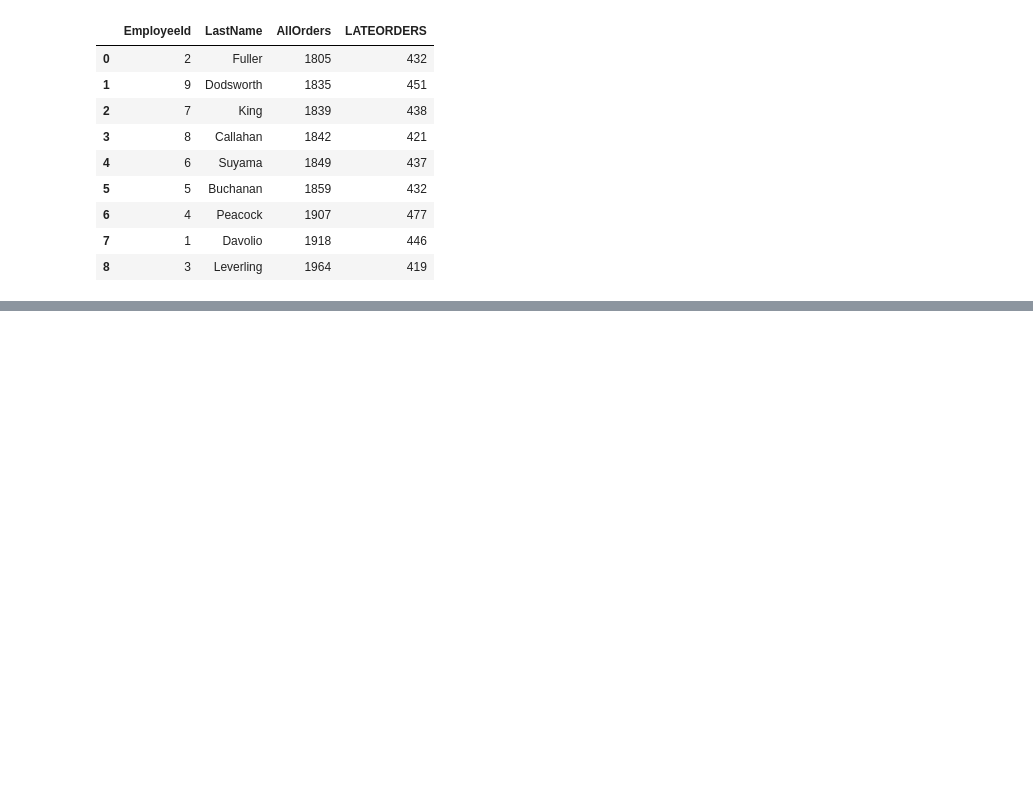
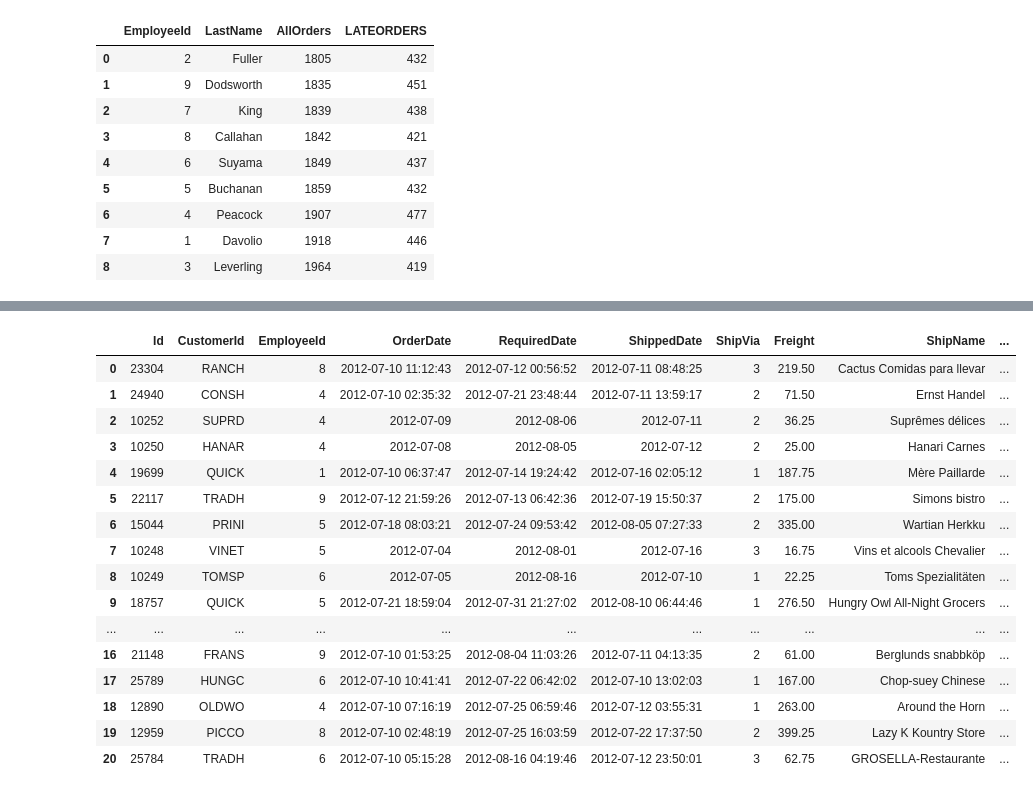
Before and after one commit to Satyabratam945/sqlproblems, a Jupyter notebook: SQL Practice (Hard Problems).ipynb, the cells around one changed output, grey strips where cells are left out. Saved outputs shown, nothing was run; the diff lists cells and outputs as text; code cells hidden in the pictures; blank space fills up the shorter version.

```diff
--- a/SQL Practice (Hard Problems).ipynb
+++ b/SQL Practice (Hard Problems).ipynb
@@ -277,0 +313,34 @@ pd.read_sql( Q , con)
+# %%
+# Excercise 55 First Order in each country
+
+Q = '''
+with temp_t as (
+select *,  Row_Number() over (Partition by ShipCountry Order by OrderDate) as rankorder_c
+
+from "Order"
+
+   order by  ShipCountry, OrderDate
+)
+
+select * from temp_t where rankorder_c = 1
+
+    ;'''
+pd.read_sql( Q , con)
+# %% [output]
+|  | Id | CustomerId | EmployeeId | OrderDate | RequiredDate | ShippedDate | ShipVia | Freight | ShipName | ... |
+| 0 | 23304 | RANCH | 8 | 2012-07-10 11:12:43 | 2012-07-12 00:56:52 | 2012-07-11 08:48:25 | 3 | 219.50 | Cactus Comidas para llevar | ... |
+| 1 | 24940 | CONSH | 4 | 2012-07-10 02:35:32 | 2012-07-21 23:48:44 | 2012-07-11 13:59:17 | 2 | 71.50 | Ernst Handel | ... |
+| 2 | 10252 | SUPRD | 4 | 2012-07-09 | 2012-08-06 | 2012-07-11 | 2 | 36.25 | Suprêmes délices | ... |
+| 3 | 10250 | HANAR | 4 | 2012-07-08 | 2012-08-05 | 2012-07-12 | 2 | 25.00 | Hanari Carnes | ... |
+| 4 | 19699 | QUICK | 1 | 2012-07-10 06:37:47 | 2012-07-14 19:24:42 | 2012-07-16 02:05:12 | 1 | 187.75 | Mère Paillarde | ... |
+| 5 | 22117 | TRADH | 9 | 2012-07-12 21:59:26 | 2012-07-13 06:42:36 | 2012-07-19 15:50:37 | 2 | 175.00 | Simons bistro | ... |
+| 6 | 15044 | PRINI | 5 | 2012-07-18 08:03:21 | 2012-07-24 09:53:42 | 2012-08-05 07:27:33 | 2 | 335.00 | Wartian Herkku | ... |
+| 7 | 10248 | VINET | 5 | 2012-07-04 | 2012-08-01 | 2012-07-16 | 3 | 16.75 | Vins et alcools Chevalier | ... |
+| 8 | 10249 | TOMSP | 6 | 2012-07-05 | 2012-08-16 | 2012-07-10 | 1 | 22.25 | Toms Spezialitäten | ... |
+| 9 | 18757 | QUICK | 5 | 2012-07-21 18:59:04 | 2012-07-31 21:27:02 | 2012-08-10 06:44:46 | 1 | 276.50 | Hungry Owl All-Night Grocers | ... |
+| ... | ... | ... | ... | ... | ... | ... | ... | ... | ... | ... |
+| 16 | 21148 | FRANS | 9 | 2012-07-10 01:53:25 | 2012-08-04 11:03:26 | 2012-07-11 04:13:35 | 2 | 61.00 | Berglunds snabbköp | ... |
+| 17 | 25789 | HUNGC | 6 | 2012-07-10 10:41:41 | 2012-07-22 06:42:02 | 2012-07-10 13:02:03 | 1 | 167.00 | Chop-suey Chinese | ... |
+| 18 | 12890 | OLDWO | 4 | 2012-07-10 07:16:19 | 2012-07-25 06:59:46 | 2012-07-12 03:55:31 | 1 | 263.00 | Around the Horn | ... |
+| 19 | 12959 | PICCO | 8 | 2012-07-10 02:48:19 | 2012-07-25 16:03:59 | 2012-07-22 17:37:50 | 2 | 399.25 | Lazy K Kountry Store | ... |
+| 20 | 25784 | TRADH | 6 | 2012-07-10 05:15:28 | 2012-08-16 04:19:46 | 2012-07-12 23:50:01 | 3 | 62.75 | GROSELLA-Restaurante | ... |
```
Also changed, not shown: parts of 3 cells of this notebook.
